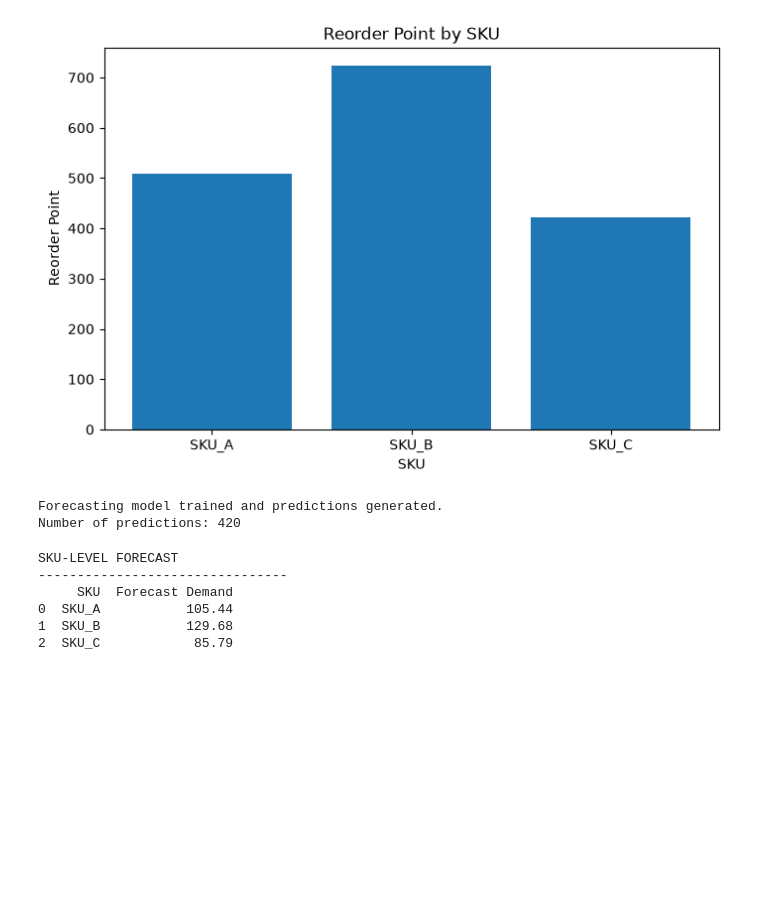
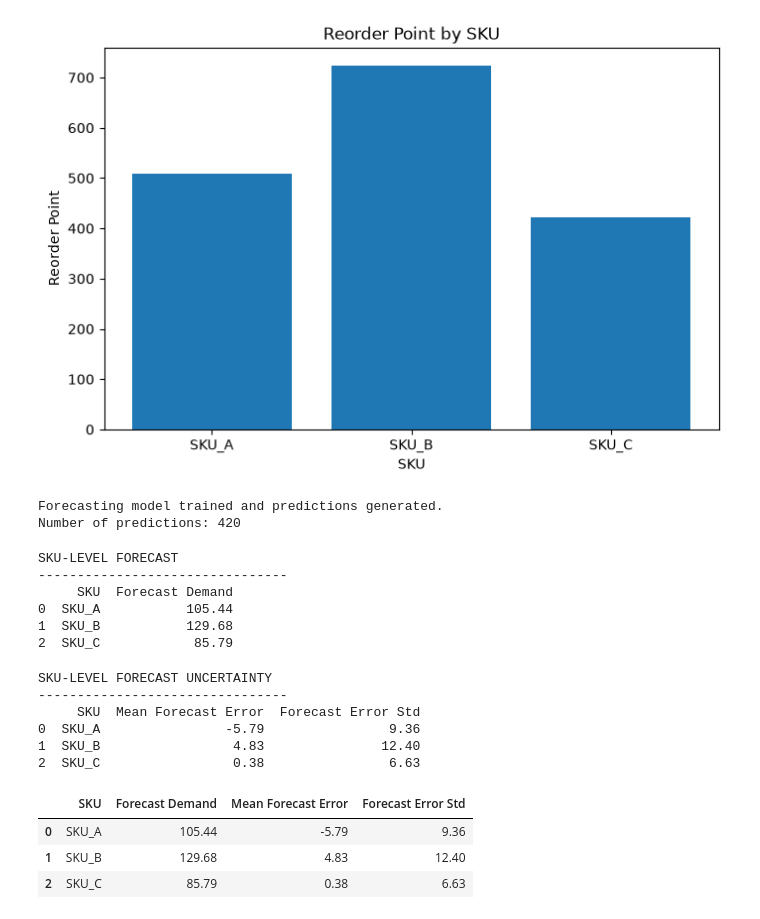
Before and after one commit to abhisarthak/inventory-optimization-ml, a Jupyter notebook: inventory_optimization.ipynb, the cells around one changed output. Cells and saved outputs as stored; diff of their text form; code cells hidden in the pictures; blank space fills up the shorter version.

Commit message:
FINAL SKU-LEVEL REORDER POLICY

```diff
--- a/inventory_optimization.ipynb
+++ b/inventory_optimization.ipynb
@@ -1184,3 +1184,55 @@ SKU-LEVEL FORECAST
 0  SKU_A           105.44
 1  SKU_B           129.68
 2  SKU_C            85.79
+# %%
+# ============================================================
+# 📊 14. SKU-LEVEL FORECAST UNCERTAINTY
+# ============================================================
+
+forecast_results['forecast_error'] = (
+    forecast_results['actual_demand']
+    - forecast_results['predicted_demand']
+)
+
+sku_uncertainty = (
+    forecast_results
+    .groupby('sku')['forecast_error']
+    .agg(
+        Mean_Error='mean',
+        Error_Std='std'
+    )
+    .reset_index()
+)
+
+sku_uncertainty.columns = [
+    'SKU',
+    'Mean Forecast Error',
+    'Forecast Error Std'
+]
+
+print("SKU-LEVEL FORECAST UNCERTAINTY")
+print("--------------------------------")
+print(sku_uncertainty.round(2))
+# %% [output]
+SKU-LEVEL FORECAST UNCERTAINTY
+--------------------------------
+     SKU  Mean Forecast Error  Forecast Error Std
+0  SKU_A                -5.79                9.36
+1  SKU_B                 4.83               12.40
+2  SKU_C                 0.38                6.63
+# %%
+# Create forecast_summary from the SKU-level forecast and uncertainty results
+
+forecast_summary = pd.DataFrame({
+    'SKU': ['SKU_A', 'SKU_B', 'SKU_C'],
+    'Forecast Demand': [105.44, 129.68, 85.79],
+    'Mean Forecast Error': [-5.79, 4.83, 0.38],
+    'Forecast Error Std': [9.36, 12.40, 6.63]
+})
+
+forecast_summary
+# %% [output]
+|  | SKU | Forecast Demand | Mean Forecast Error | Forecast Error Std |
+| 0 | SKU_A | 105.44 | -5.79 | 9.36 |
+| 1 | SKU_B | 129.68 | 4.83 | 12.40 |
+| 2 | SKU_C | 85.79 | 0.38 | 6.63 |
```
Also changed, not shown: parts of 4 cells of this notebook.
